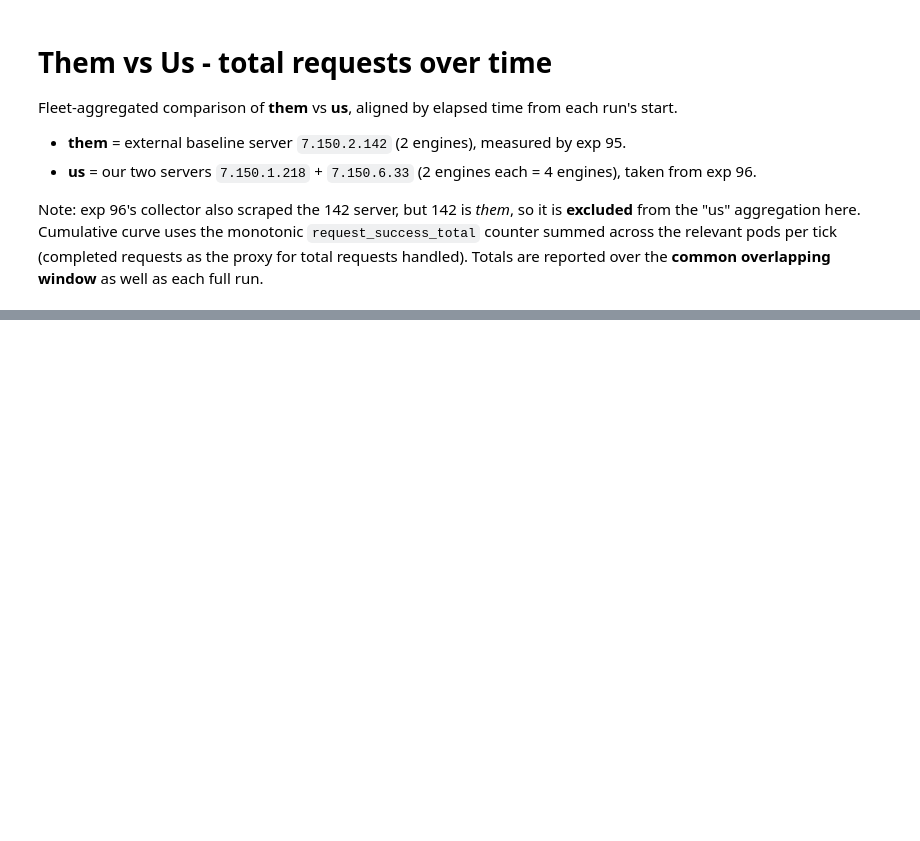
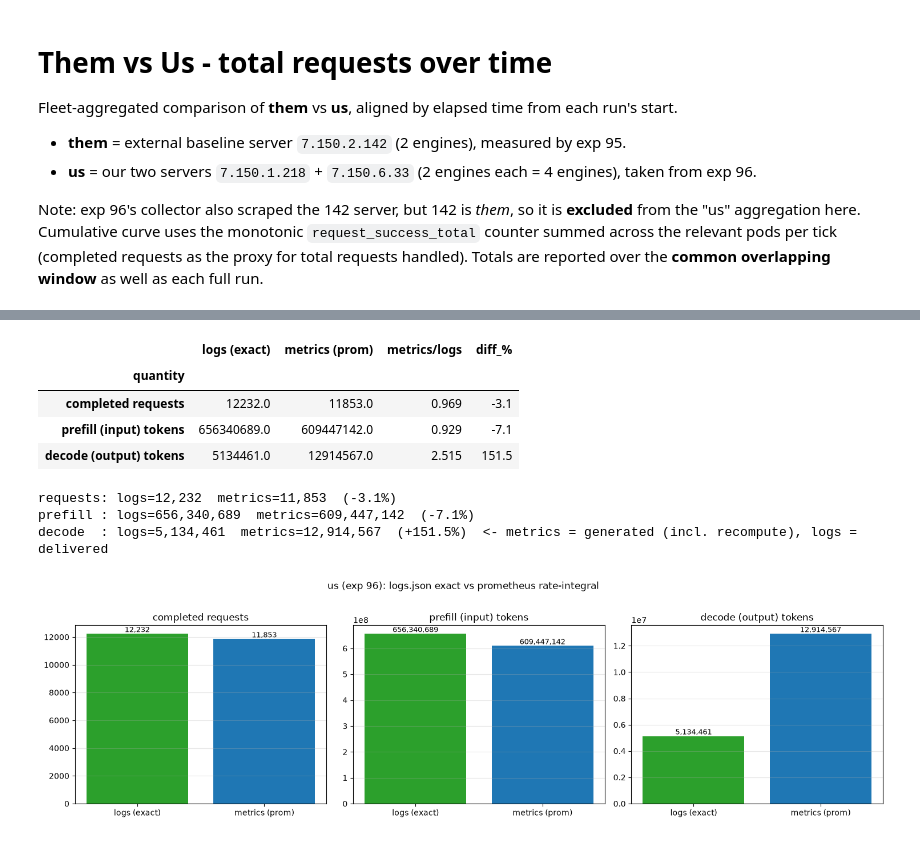
Before and after one commit to immengzi/LLM-LA, a Jupyter notebook: analysis-notebooks/load-state-95-96.ipynb, the cells around one changed output, grey strips where cells are left out. Drawn from its saved outputs; the diff is of its cells as text; code cells hidden in the pictures; blank space fills up the shorter version.

```diff
--- a/analysis-notebooks/load-state-95-96.ipynb
+++ b/analysis-notebooks/load-state-95-96.ipynb
@@ -565,0 +717,48 @@ Over the common window, us handled 0.88x the requests of them (us per-engine: 81
+# %%
+# exact per-request ground truth from logs.json (our run only)
+_recs = [json.loads(l) for l in open(os.path.join(EXPERIMENTS_ROOT, "96", "logs.json")) if l.strip()]
+log_req     = float(len(_recs))
+log_prefill = float(np.nansum([(r.get("prompt_tokens") or 0) for r in _recs]))
+log_decode  = float(np.nansum([(r.get("completion_tokens") or 0) for r in _recs]))
+
+# metrics side: prometheus rate-integral for our endpoints (same method as comparison cell)
+_usc = add_cumulative(engine_rows(df96, US_ENDPOINTS))
+_t = cumulative_totals(_usc)
+met_req     = float(_t["cum_requests"].sum())
+met_prefill = float(_t["cum_prefill_tokens"].sum())
+met_decode  = float(_t["cum_gen_tokens"].sum())
+
+cmp = pd.DataFrame({
+    "quantity":       ["completed requests", "prefill (input) tokens", "decode (output) tokens"],
+    "logs (exact)":   [log_req, log_prefill, log_decode],
+    "metrics (prom)": [met_req, met_prefill, met_decode],
+}).set_index("quantity")
+cmp["metrics/logs"] = cmp["metrics (prom)"] / cmp["logs (exact)"]
+cmp["diff_%"] = (cmp["metrics/logs"] - 1.0) * 100.0
+display(cmp.round({"logs (exact)": 0, "metrics (prom)": 0, "metrics/logs": 3, "diff_%": 1}))
+
+print(f"requests: logs={log_req:,.0f}  metrics={met_req:,.0f}  ({(met_req/log_req-1)*100:+.1f}%)")
+print(f"prefill : logs={log_prefill:,.0f}  metrics={met_prefill:,.0f}  ({(met_prefill/log_prefill-1)*100:+.1f}%)")
+print(f"decode  : logs={log_decode:,.0f}  metrics={met_decode:,.0f}  ({(met_decode/log_decode-1)*100:+.1f}%)"
+      f"  <- metrics = generated (incl. recompute), logs = delivered")
+
+# grouped bars, one panel per quantity (different scales)
+fig, axes = plt.subplots(1, 3, figsize=(15, 4.2))
+for ax, q in zip(axes, cmp.index):
+    vals = [cmp.loc[q, "logs (exact)"], cmp.loc[q, "metrics (prom)"]]
+    bars = ax.bar(["logs (exact)", "metrics (prom)"], vals, color=["#2ca02c", "#1f77b4"])
+    ax.set_title(q); ax.grid(alpha=0.3, axis="y")
+    for b, v in zip(bars, vals):
+        ax.text(b.get_x() + b.get_width() / 2, v, f"{v:,.0f}", ha="center", va="bottom", fontsize=9)
+fig.suptitle("us (exp 96): logs.json exact vs prometheus rate-integral", y=1.02)
+fig.tight_layout(); plt.show()
+# %% [output]
+|  | logs (exact) | metrics (prom) | metrics/logs | diff_% |
+| quantity |  |  |  |  |
+| completed requests | 12232.0 | 11853.0 | 0.969 | -3.1 |
+| prefill (input) tokens | 656340689.0 | 609447142.0 | 0.929 | -7.1 |
+| decode (output) tokens | 5134461.0 | 12914567.0 | 2.515 | 151.5 |
+requests: logs=12,232  metrics=11,853  (-3.1%)
+prefill : logs=656,340,689  metrics=609,447,142  (-7.1%)
+decode  : logs=5,134,461  metrics=12,914,567  (+151.5%)  <- metrics = generated (incl. recompute), logs = delivered
+[figure, added]
```
Also changed, not shown: parts of 11 cells of this notebook.
